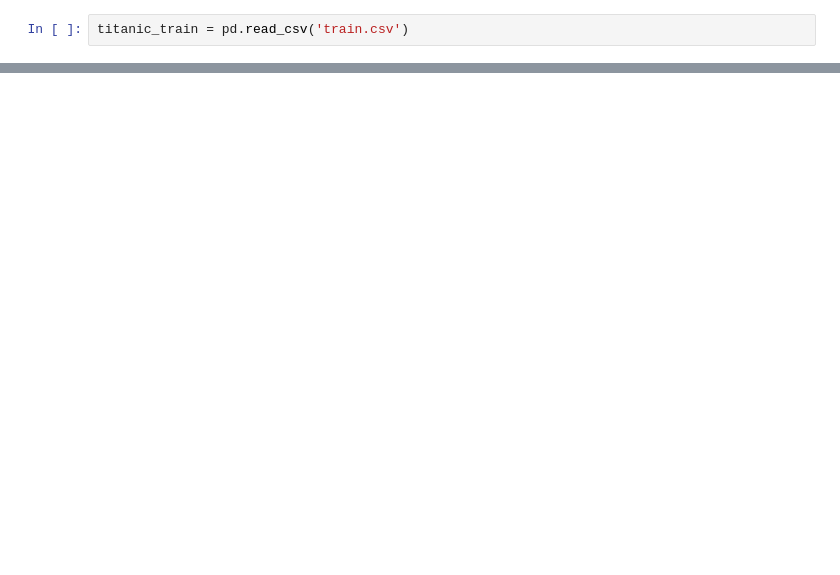
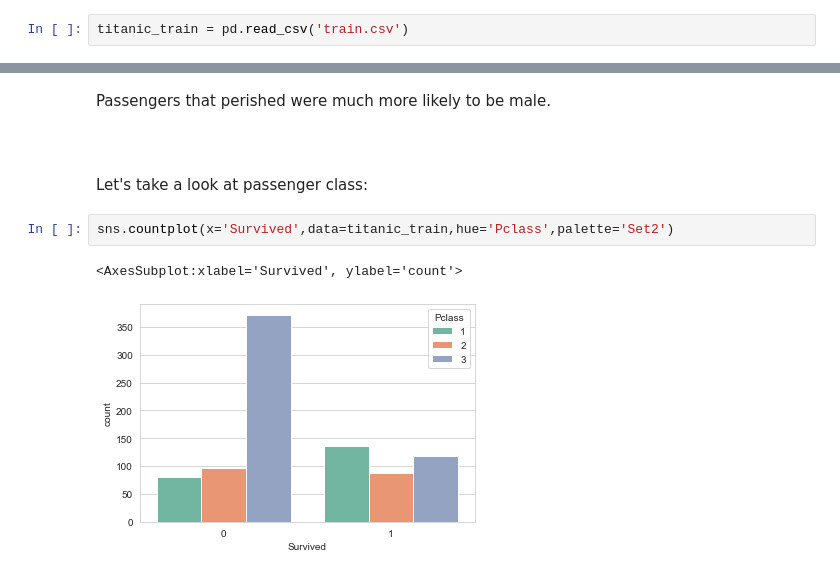
Before and after one commit to pritzp33/titanic_logistic_regression, a Jupyter notebook: Titanic - Logistic Regression.ipynb, the cells around one changed output, grey strips where cells are left out. Cells and saved outputs as stored; diff of their text form; blank space fills up the shorter version.

```diff
--- a/Titanic - Logistic Regression.ipynb
+++ b/Titanic - Logistic Regression.ipynb
@@ -26,0 +92,11 @@ titanic_train.head()
+# %% [markdown]
+Passengers that perished were much more likely to be male.
+# %% [markdown]
+<br>
+# %% [markdown]
+Let's take a look at passenger class:
+# %%
+sns.countplot(x='Survived',data=titanic_train,hue='Pclass',palette='Set2')
+# %% [output]
+<AxesSubplot:xlabel='Survived', ylabel='count'>
+[figure, added]
```
Also changed, not shown: parts of 34 cells of this notebook.
